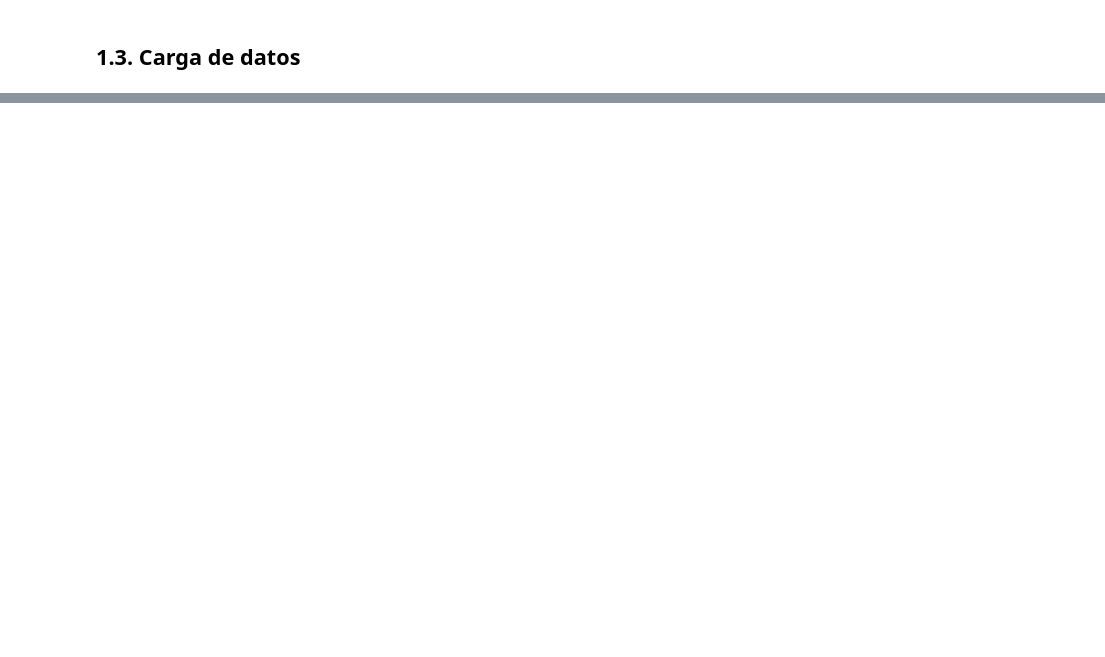
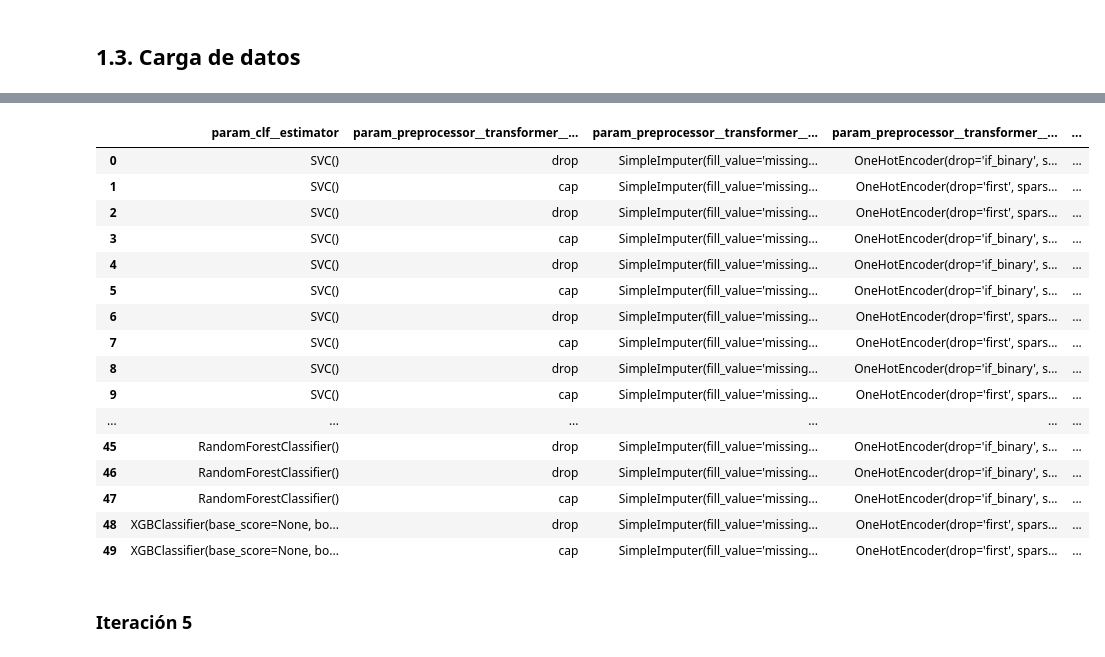
Before and after one commit to jcarlosgalvezm/ue_master-TFM, a Jupyter notebook: notebooks/data_cleaning-feature_engineering-modeling.ipynb, the cells around one changed output, grey strips where cells are left out. Cells and saved outputs as stored; diff of their text form; code cells hidden in the pictures; blank space fills up the shorter version.

```diff
--- a/notebooks/data_cleaning-feature_engineering-modeling.ipynb
+++ b/notebooks/data_cleaning-feature_engineering-modeling.ipynb
@@ -219,0 +632,28 @@ results[['param_clf__estimator', 'mean_test_score', 'mean_train_score', 'param_p
+# %%
+results4[[
+    'param_clf__estimator',
+    'param_preprocessor__transformer__num__outliers__method',
+    'param_preprocessor__transformer__cat__imputer',
+    'param_preprocessor__transformer__cat__ohe',
+    'param_pca__n_components',
+    'mean_test_score']][:50]
+# %% [output]
+|  | param_clf__estimator | param_preprocessor__transformer__... | param_preprocessor__transformer__... | param_preprocessor__transformer__... | ... |
+| 0 | SVC() | drop | SimpleImputer(fill_value='missing... | OneHotEncoder(drop='if_binary', s... | ... |
+| 1 | SVC() | cap | SimpleImputer(fill_value='missing... | OneHotEncoder(drop='first', spars... | ... |
+| 2 | SVC() | drop | SimpleImputer(fill_value='missing... | OneHotEncoder(drop='first', spars... | ... |
+| 3 | SVC() | cap | SimpleImputer(fill_value='missing... | OneHotEncoder(drop='if_binary', s... | ... |
+| 4 | SVC() | drop | SimpleImputer(fill_value='missing... | OneHotEncoder(drop='if_binary', s... | ... |
+| 5 | SVC() | cap | SimpleImputer(fill_value='missing... | OneHotEncoder(drop='if_binary', s... | ... |
+| 6 | SVC() | drop | SimpleImputer(fill_value='missing... | OneHotEncoder(drop='first', spars... | ... |
+| 7 | SVC() | cap | SimpleImputer(fill_value='missing... | OneHotEncoder(drop='first', spars... | ... |
+| 8 | SVC() | drop | SimpleImputer(fill_value='missing... | OneHotEncoder(drop='if_binary', s... | ... |
+| 9 | SVC() | cap | SimpleImputer(fill_value='missing... | OneHotEncoder(drop='first', spars... | ... |
+| ... | ... | ... | ... | ... | ... |
+| 45 | RandomForestClassifier() | drop | SimpleImputer(fill_value='missing... | OneHotEncoder(drop='if_binary', s... | ... |
+| 46 | RandomForestClassifier() | drop | SimpleImputer(fill_value='missing... | OneHotEncoder(drop='if_binary', s... | ... |
+| 47 | RandomForestClassifier() | cap | SimpleImputer(fill_value='missing... | OneHotEncoder(drop='if_binary', s... | ... |
+| 48 | XGBClassifier(base_score=None, bo... | drop | SimpleImputer(fill_value='missing... | OneHotEncoder(drop='first', spars... | ... |
+| 49 | XGBClassifier(base_score=None, bo... | cap | SimpleImputer(fill_value='missing... | OneHotEncoder(drop='first', spars... | ... |
+# %% [markdown]
+### Iteración 5
```
Also changed, not shown: parts of 87 cells of this notebook, 6 other files.
